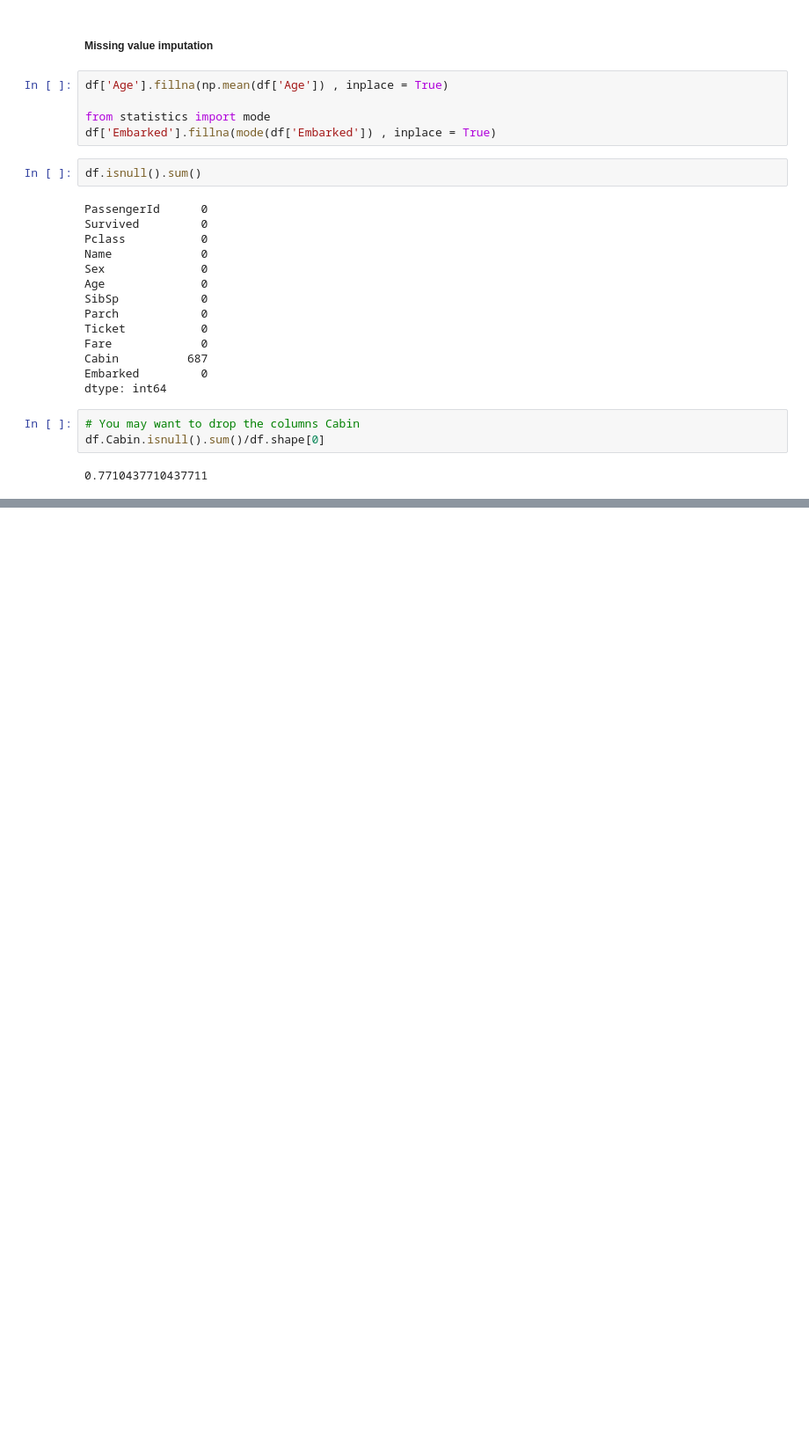
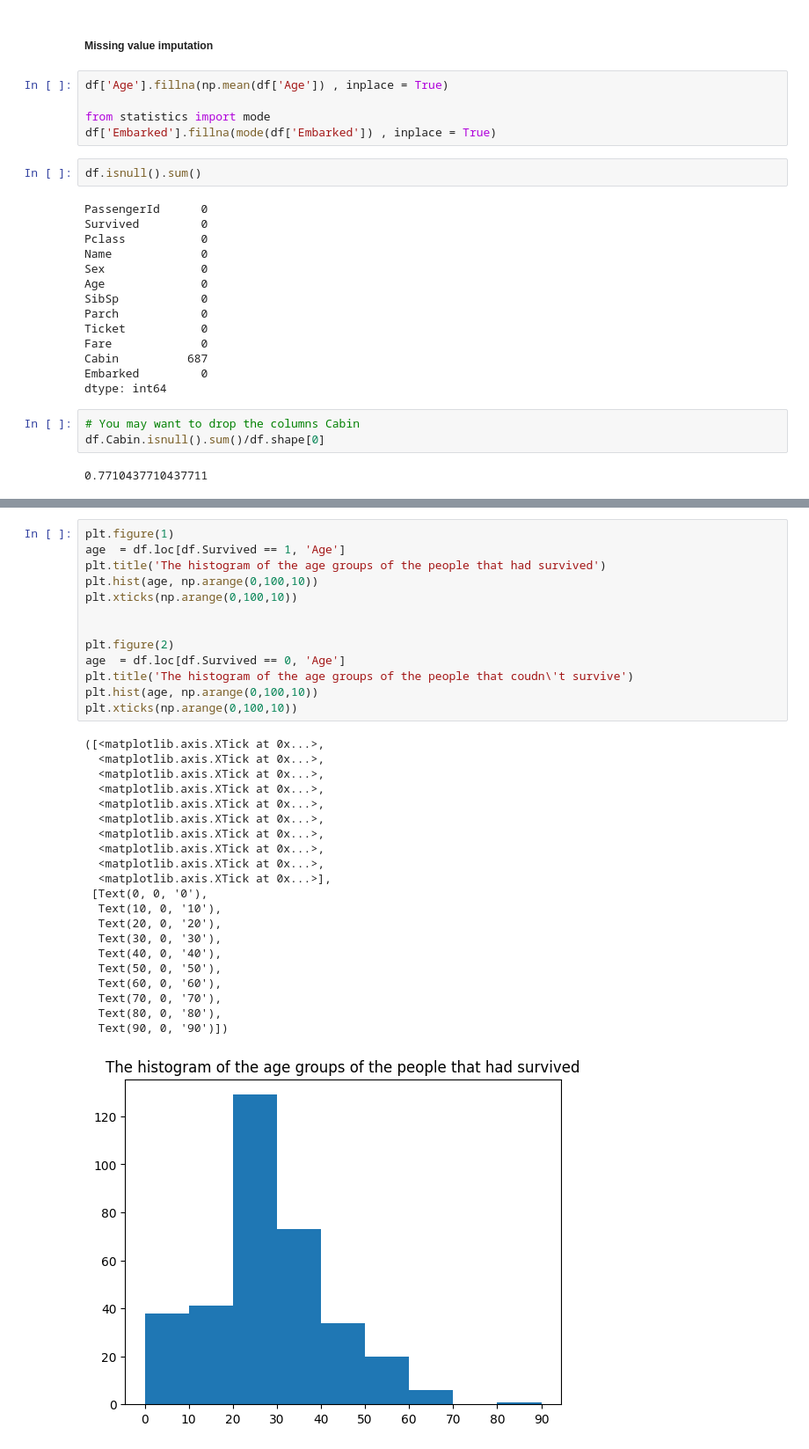
Before and after one commit to aritrasen87/python_for_ds, a Jupyter notebook: numpy_pandas_ds.ipynb, the cells around one changed output, grey strips where cells are left out. Shown at 88% size. Drawn from its saved outputs; the diff is of its cells as text; blank space fills up the shorter version.

```diff
--- a/numpy_pandas_ds.ipynb
+++ b/numpy_pandas_ds.ipynb
@@ -499,0 +527,35 @@ df.Cabin.isnull().sum()/df.shape[0]
+# %%
+plt.figure(1)
+age  = df.loc[df.Survived == 1, 'Age']
+plt.title('The histogram of the age groups of the people that had survived')
+plt.hist(age, np.arange(0,100,10))
+plt.xticks(np.arange(0,100,10))
+
+
+plt.figure(2)
+age  = df.loc[df.Survived == 0, 'Age']
+plt.title('The histogram of the age groups of the people that coudn\'t survive')
+plt.hist(age, np.arange(0,100,10))
+plt.xticks(np.arange(0,100,10))
+# %% [output]
+([<matplotlib.axis.XTick at 0x...>,
+  <matplotlib.axis.XTick at 0x...>,
+  <matplotlib.axis.XTick at 0x...>,
+  <matplotlib.axis.XTick at 0x...>,
+  <matplotlib.axis.XTick at 0x...>,
+  <matplotlib.axis.XTick at 0x...>,
+  <matplotlib.axis.XTick at 0x...>,
+  <matplotlib.axis.XTick at 0x...>,
+  <matplotlib.axis.XTick at 0x...>,
+  <matplotlib.axis.XTick at 0x...>],
+ [Text(0, 0, '0'),
+  Text(10, 0, '10'),
+  Text(20, 0, '20'),
+  Text(30, 0, '30'),
+  Text(40, 0, '40'),
+  Text(50, 0, '50'),
+  Text(60, 0, '60'),
+  Text(70, 0, '70'),
+  Text(80, 0, '80'),
+  Text(90, 0, '90')])
+[figure, added]
```
Also changed, not shown: parts of 3 cells of this notebook.
